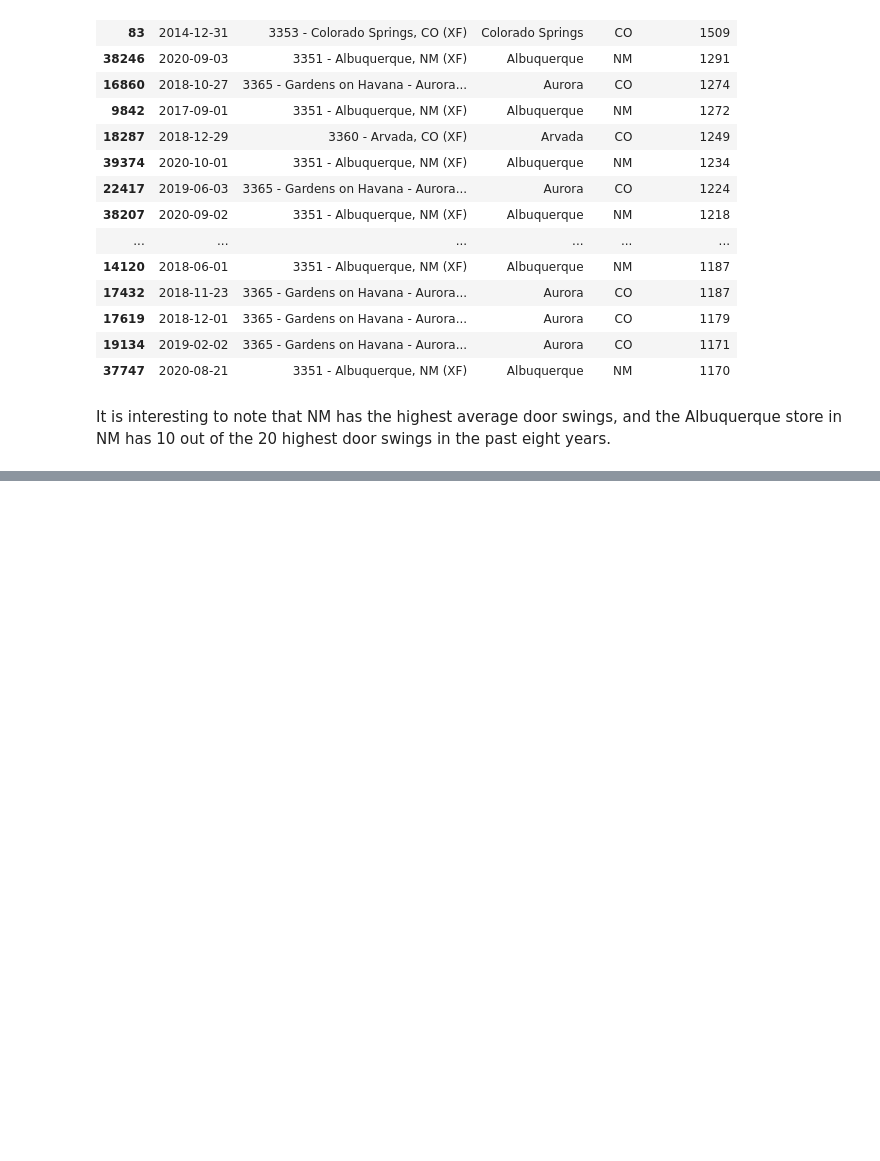
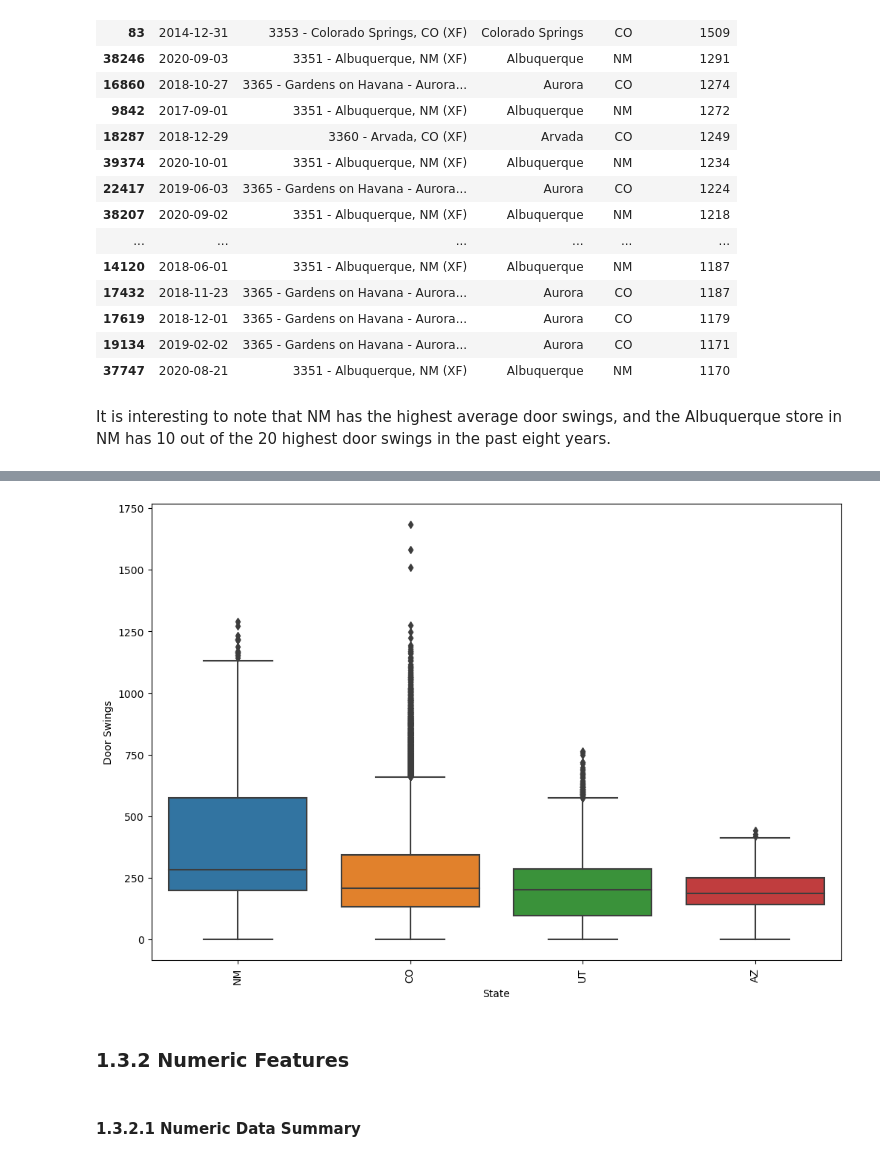
Before and after one commit to alanks2000/Springboard, a Jupyter notebook: Capstone Project 2/EDA.ipynb, the cells around one changed output, grey strips where cells are left out. Drawn from its saved outputs; the diff is of its cells as text; code cells hidden in the pictures; blank space fills up the shorter version.

```diff
--- a/Capstone Project 2/EDA.ipynb
+++ b/Capstone Project 2/EDA.ipynb
@@ -131,0 +200,12 @@ It is interesting to note that NM has the highest average door swings, and the A
+# %%
+plt.subplots(figsize=(12, 8))
+sns.boxplot(x='state', y='door_swings', data=df)
+plt.xticks(rotation='vertical')
+plt.ylabel('Door Swings')
+plt.xlabel('State');
+# %% [output]
+[figure, added]
+# %% [markdown]
+### 1.3.2 Numeric Features
+# %% [markdown]
+#### 1.3.2.1 Numeric Data Summary
```
Also changed, not shown: parts of 83 cells of this notebook, 2 other files.
